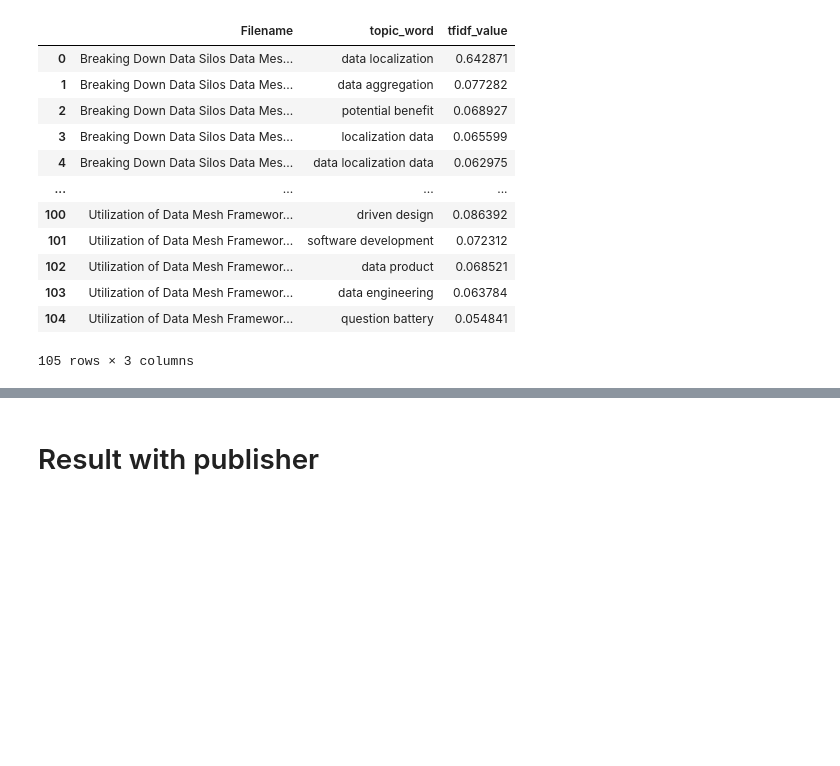
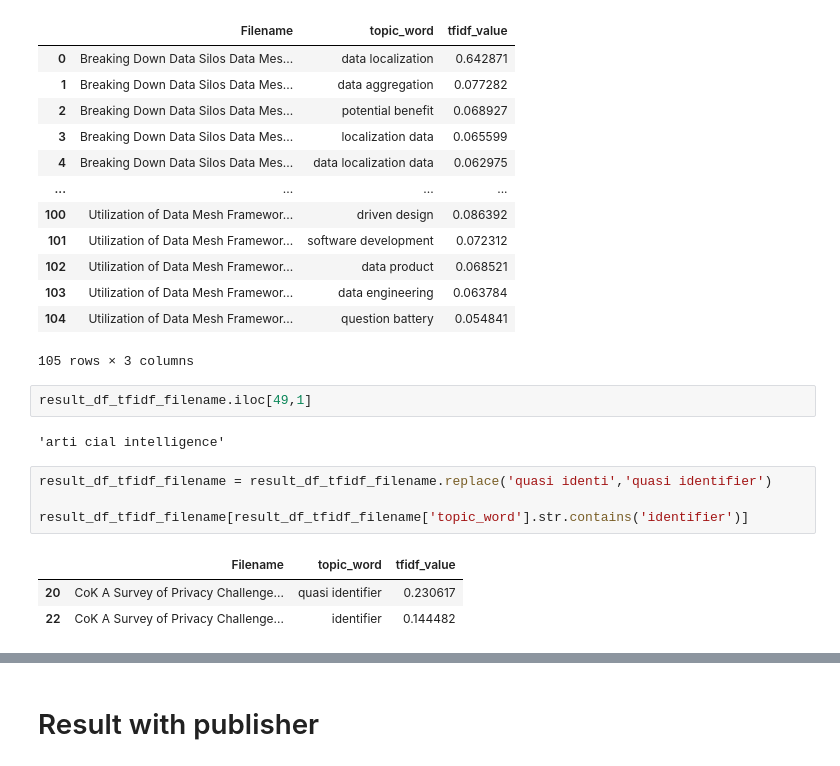
Before and after one commit to clumsyspeedboat/data_mesh_topics_and_sentiment, a Jupyter notebook: 03_Vectorizer.ipynb, the cells around one changed output, grey strips where cells are left out. Saved outputs shown, nothing was run; the diff lists cells and outputs as text; blank space fills up the shorter version.

```diff
--- a/03_Vectorizer.ipynb
+++ b/03_Vectorizer.ipynb
@@ -159,6 +175,18 @@ result_df_tfidf_filename
 | 103 | Utilization of Data Mesh Framewor... | data engineering | 0.063784 |
 | 104 | Utilization of Data Mesh Framewor... | question battery | 0.054841 |
 105 rows × 3 columns
+# %%
+result_df_tfidf_filename.iloc[49,1]
+# %% [output]
+'arti cial intelligence'
+# %%
+result_df_tfidf_filename = result_df_tfidf_filename.replace('quasi identi','quasi identifier')
+
+result_df_tfidf_filename[result_df_tfidf_filename['topic_word'].str.contains('identifier')]
+# %% [output]
+|  | Filename | topic_word | tfidf_value |
+| 20 | CoK A Survey of Privacy Challenge... | quasi identifier | 0.230617 |
+| 22 | CoK A Survey of Privacy Challenge... | identifier | 0.144482 |
 # %%
 # Select the top terms for each PDF
 top_terms_df_tfidf = result_df_tfidf_filename.groupby('Filename').head(5)
```
Also changed, not shown: parts of 10 cells of this notebook.
